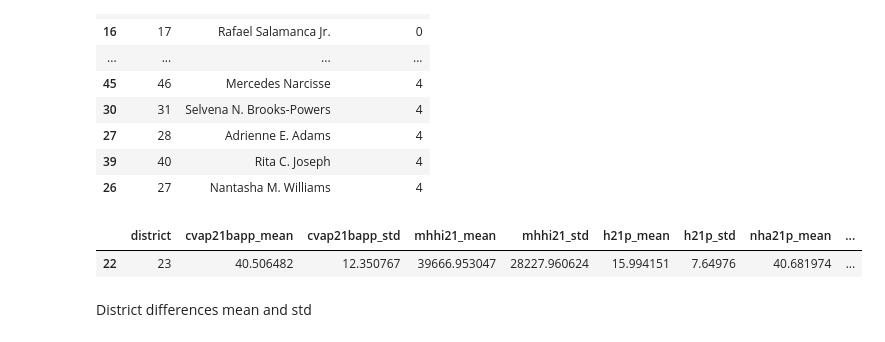
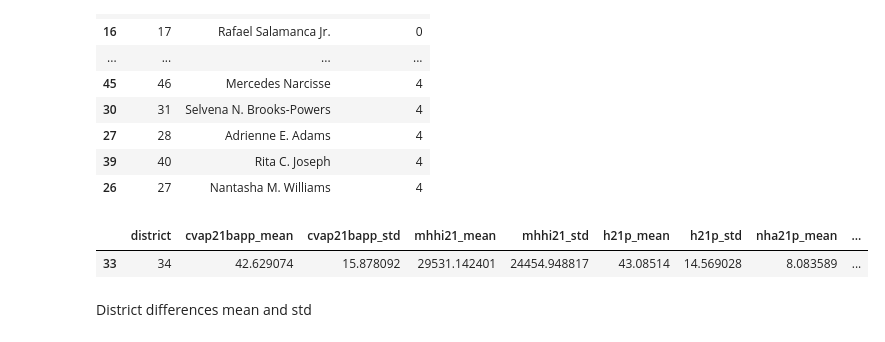
Before and after one commit to SamTGoodson/member_chapters, a Jupyter notebook: notebooks/city_wide.ipynb, the cells around one changed output. Cells and saved outputs as stored; diff of their text form; code cells hidden in the pictures.

```diff
--- a/notebooks/city_wide.ipynb
+++ b/notebooks/city_wide.ipynb
@@ -103,10 +103,10 @@ for col in demographic_cols:
 # %%
 pd.set_option('display.max_columns', None)
 # %%
-ag_stats[ag_stats['district'] == 23]
+ag_stats[ag_stats['district'] == 34]
 # %% [output]
 |  | district | cvap21bapp_mean | cvap21bapp_std | mhhi21_mean | mhhi21_std | h21p_mean | h21p_std | nha21p_mean | ... |
-| 22 | 23 | 40.506482 | 12.350767 | 39666.953047 | 28227.960624 | 15.994151 | 7.64976 | 40.681974 | ... |
+| 33 | 34 | 42.629074 | 15.878092 | 29531.142401 | 24454.948817 | 43.08514 | 14.569028 | 8.083589 | ... |
 # %%
 full_results_winner['log_mhhi21'] = np.log(full_results_winner['mhhi21'])
 # %%
```
Also changed, not shown: parts of 6 cells of this notebook, 26 other files.
